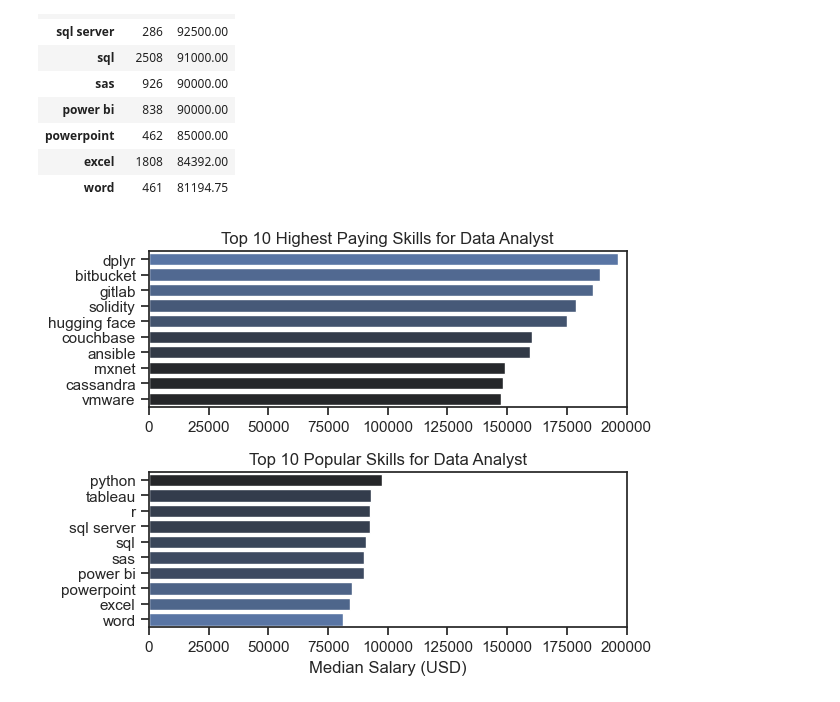
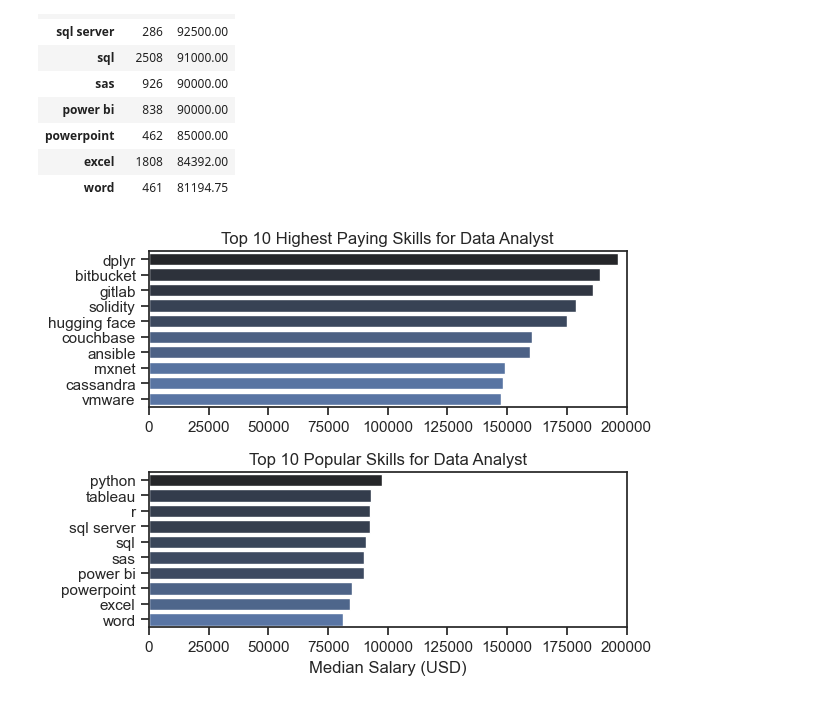
Before and after one commit to avish-attri/Data-Analyst-Job-Analysis, a Jupyter notebook: 4_Salary_Analysis.ipynb, the cells around one changed output. Saved outputs shown, nothing was run; the diff lists cells and outputs as text; code cells hidden in the pictures.

```diff
--- a/4_Salary_Analysis.ipynb
+++ b/4_Salary_Analysis.ipynb
@@ -58,24 +58,24 @@ df_US_popular
 # %%
 fig, ax = plt.subplots(2,1)
 
 sns.set_theme(style='ticks')
 
-sns.barplot(data=df_US_top_payed, x='median', y=df_US_top_payed.index, ax=ax[0], hue='median', palette='dark:b')
+sns.barplot(data=df_US_top_payed, x='median', y=df_US_top_payed.index, ax=ax[0], hue='median', palette='dark:b_r')
 ax[0].set_title('Top 10 Highest Paying Skills for Data Analyst')
 ax[0].set_ylabel('')
 ax[0].set_xlabel('')
 ax[0].legend().remove()
 ax[0].set_xlim(0,200000)
 
 
 sns.barplot(df_US_popular, x='median', y=df_US_popular.index, ax=ax[1], hue='median', palette='dark:b_r')
 ax[1].set_title('Top 10 Popular Skills for Data Analyst')
 ax[1].set_xlim(ax[0].get_xlim())
 ax[1].legend().remove()
 ax[1].set_ylabel('')
 ax[1].set_xlabel('Median Salary (USD)')
 
 fig.tight_layout()
 plt.show()
 # %% [output]
-[figure, old version]
+[figure, new version]
```
Also changed, not shown: parts of 1 cell of this notebook, 2 other files.
